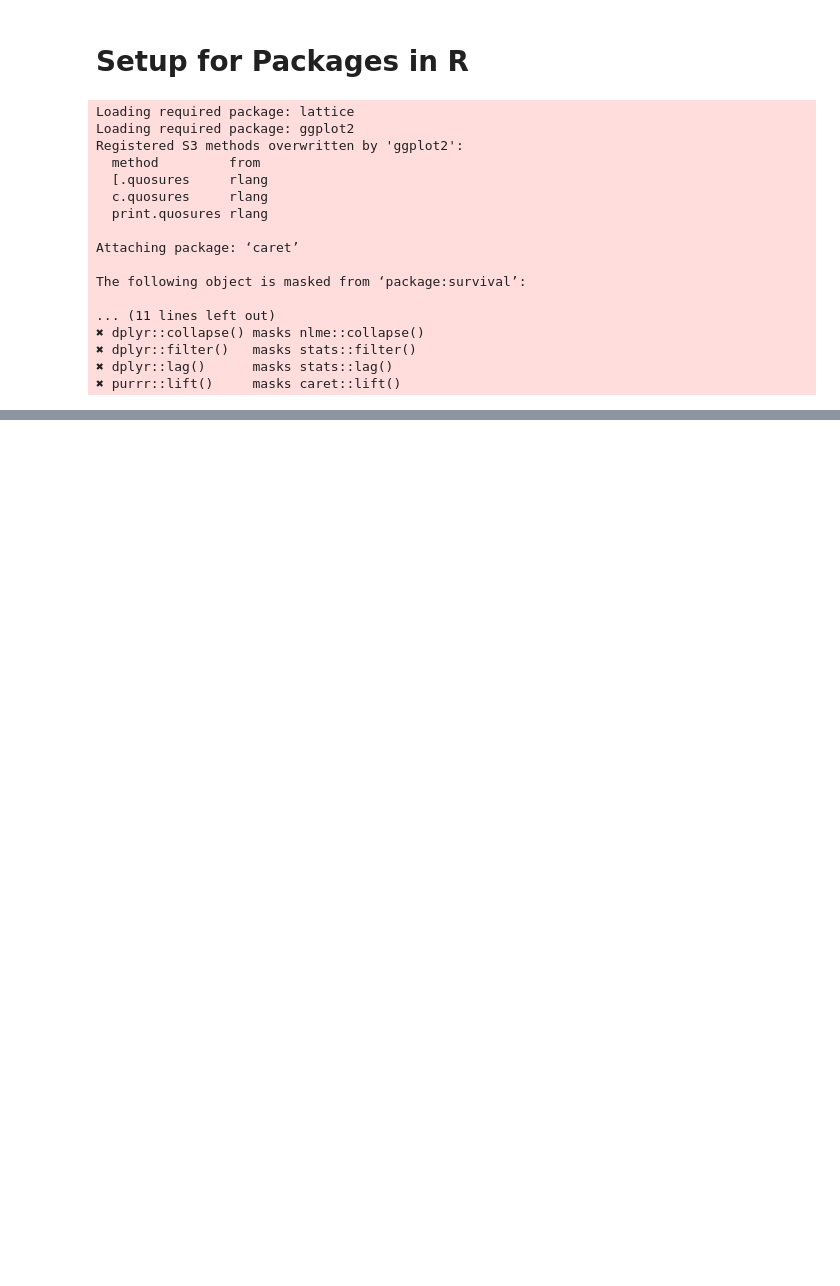
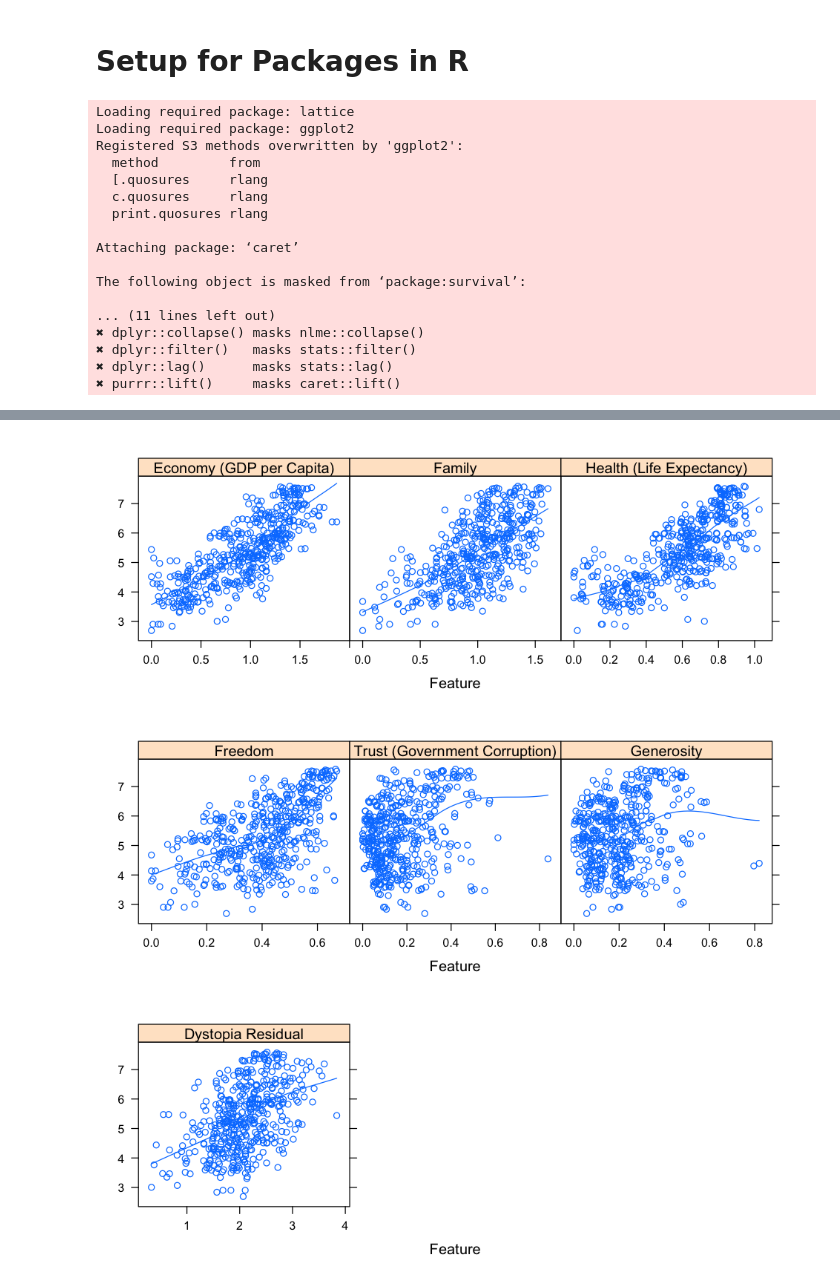
Before and after one commit to profwacko/stat-280-bayesian-project, a Jupyter notebook: 20191117_EDA.ipynb, the cells around one changed output, grey strips where cells are left out. Drawn from its saved outputs; the diff is of its cells as text; code cells hidden in the pictures; blank space fills up the shorter version.

```diff
--- a/20191117_EDA.ipynb
+++ b/20191117_EDA.ipynb
@@ -23,3 +23,5 @@ The following object is masked from ‘package:survival’:
 ✖ dplyr::filter()   masks stats::filter()
 ✖ dplyr::lag()      masks stats::lag()
 ✖ purrr::lift()     masks caret::lift()
+# %%
+happiness.df <- read_csv(file="datasets/world-happiness/happiness.csv")
@@ -25,0 +53,2 @@ The following object is masked from ‘package:survival’:
+# %%
+happiness.filtered <- happiness.df %>% select(-c(X1, Country,Region,"Happiness Rank","Happiness Score"))
@@ -25,0 +77,6 @@ The following object is masked from ‘package:survival’:
+# %%
+featurePlot(x = happiness.filtered, y=happiness.df[["Happiness Score"]],  plot = "scatter",layout = c(3, 1), type = c("p", "smooth"))
+# %% [output]
+[figure, added]
+[figure, added]
+[figure, added]
```
Also changed, not shown: parts of 4 cells of this notebook, 3 other files.
